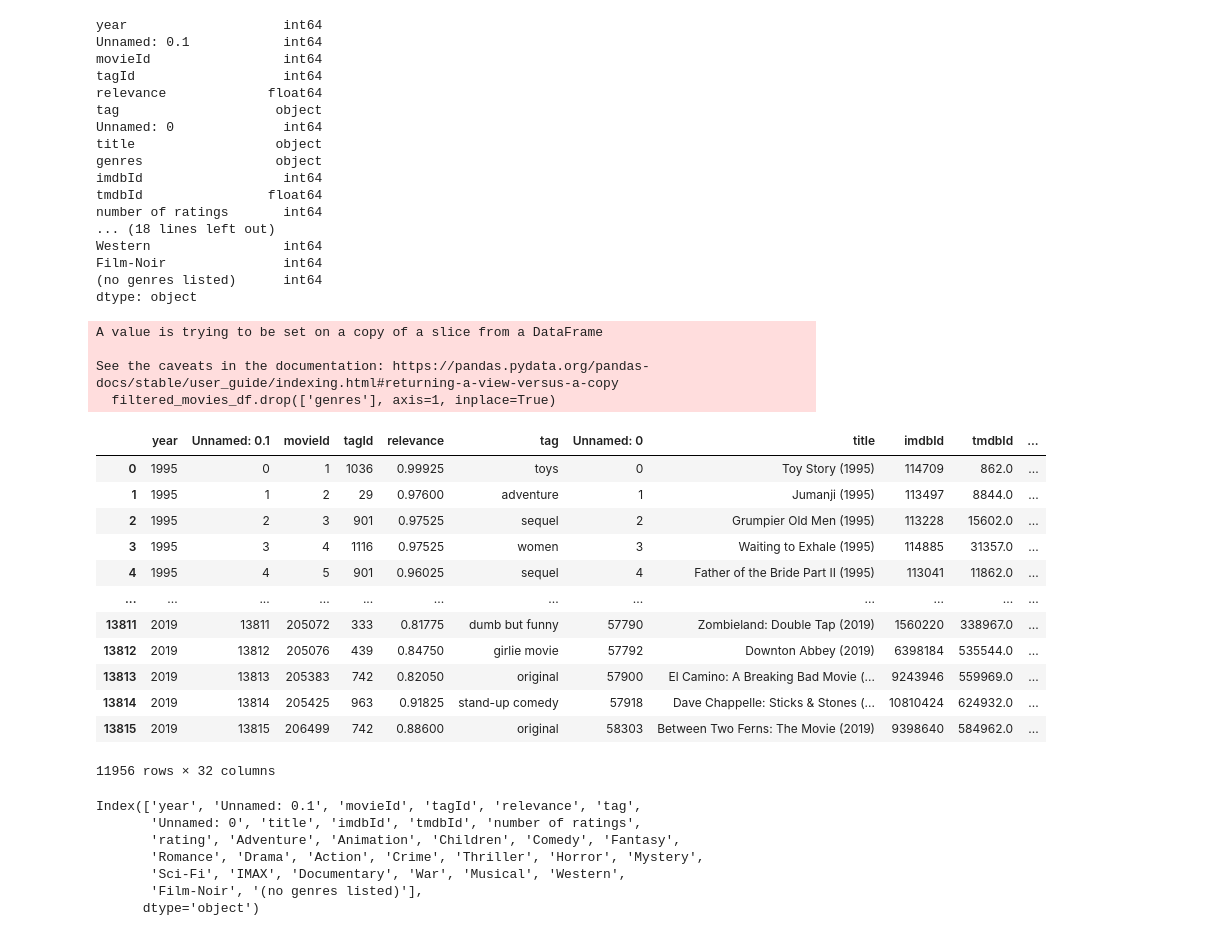
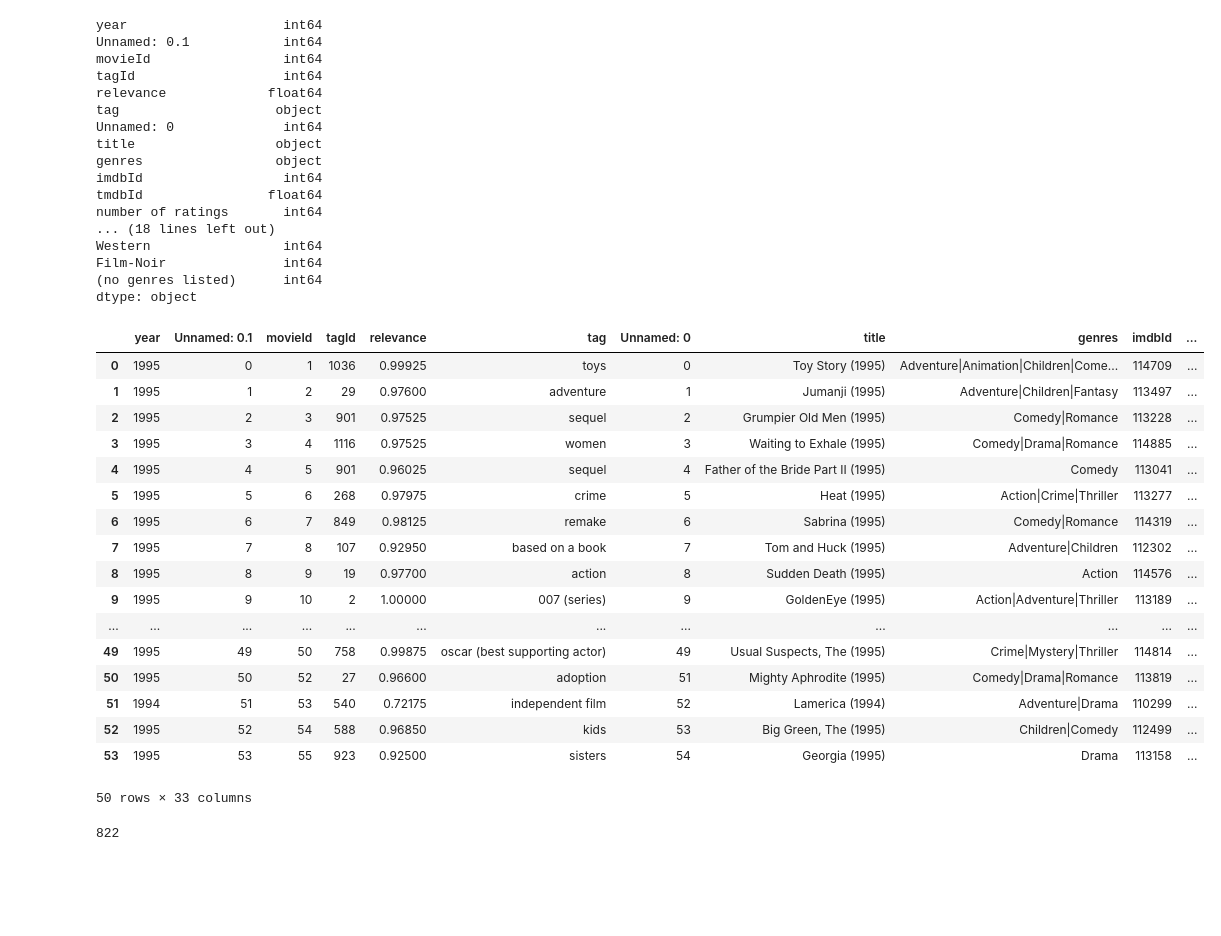
Before and after one commit to BartBachrach/Yellow_Project, a Jupyter notebook: ML_Prototype.ipynb, the cells around one changed output. Drawn from its saved outputs; the diff is of its cells as text; code cells hidden in the pictures; blank space fills up the shorter version.

```diff
--- a/ML_Prototype.ipynb
+++ b/ML_Prototype.ipynb
@@ -380,34 +381,29 @@ Film-Noir               int64
 dtype: object
 # %%
 filtered_movies_df = yellow_team_years_df.loc[yellow_team_years_df['year'] >= 1930]
-filtered_movies_df.drop(['genres'], axis=1, inplace=True)
-filtered_movies_df
+filtered_movies_df.head(50)
 # %% [output]
+|  | year | Unnamed: 0.1 | movieId | tagId | relevance | tag | Unnamed: 0 | title | genres | imdbId | ... |
+| 0 | 1995 | 0 | 1 | 1036 | 0.99925 | toys | 0 | Toy Story (1995) | Adventure|Animation|Children|Come... | 114709 | ... |
+| 1 | 1995 | 1 | 2 | 29 | 0.97600 | adventure | 1 | Jumanji (1995) | Adventure|Children|Fantasy | 113497 | ... |
+| 2 | 1995 | 2 | 3 | 901 | 0.97525 | sequel | 2 | Grumpier Old Men (1995) | Comedy|Romance | 113228 | ... |
+| 3 | 1995 | 3 | 4 | 1116 | 0.97525 | women | 3 | Waiting to Exhale (1995) | Comedy|Drama|Romance | 114885 | ... |
+| 4 | 1995 | 4 | 5 | 901 | 0.96025 | sequel | 4 | Father of the Bride Part II (1995) | Comedy | 113041 | ... |
+| 5 | 1995 | 5 | 6 | 268 | 0.97975 | crime | 5 | Heat (1995) | Action|Crime|Thriller | 113277 | ... |
+| 6 | 1995 | 6 | 7 | 849 | 0.98125 | remake | 6 | Sabrina (1995) | Comedy|Romance | 114319 | ... |
+| 7 | 1995 | 7 | 8 | 107 | 0.92950 | based on a book | 7 | Tom and Huck (1995) | Adventure|Children | 112302 | ... |
+| 8 | 1995 | 8 | 9 | 19 | 0.97700 | action | 8 | Sudden Death (1995) | Action | 114576 | ... |
+| 9 | 1995 | 9 | 10 | 2 | 1.00000 | 007 (series) | 9 | GoldenEye (1995) | Action|Adventure|Thriller | 113189 | ... |
+| ... | ... | ... | ... | ... | ... | ... | ... | ... | ... | ... | ... |
+| 49 | 1995 | 49 | 50 | 758 | 0.99875 | oscar (best supporting actor) | 49 | Usual Suspects, The (1995) | Crime|Mystery|Thriller | 114814 | ... |
+| 50 | 1995 | 50 | 52 | 27 | 0.96600 | adoption | 51 | Mighty Aphrodite (1995) | Comedy|Drama|Romance | 113819 | ... |
+| 51 | 1994 | 51 | 53 | 540 | 0.72175 | independent film | 52 | Lamerica (1994) | Adventure|Drama | 110299 | ... |
+| 52 | 1995 | 52 | 54 | 588 | 0.96850 | kids | 53 | Big Green, The (1995) | Children|Comedy | 112499 | ... |
+| 53 | 1995 | 53 | 55 | 923 | 0.92500 | sisters | 54 | Georgia (1995) | Drama | 113158 | ... |
-A value is trying to be set on a copy of a slice from a DataFrame
-
-See the caveats in the documentation: https://pandas.pydata.org/pandas-docs/stable/user_guide/indexing.html#returning-a-view-versus-a-copy
-  filtered_movies_df.drop(['genres'], axis=1, inplace=True)
+50 rows × 33 columns
-|  | year | Unnamed: 0.1 | movieId | tagId | relevance | tag | Unnamed: 0 | title | imdbId | tmdbId | ... |
-| 0 | 1995 | 0 | 1 | 1036 | 0.99925 | toys | 0 | Toy Story (1995) | 114709 | 862.0 | ... |
-| 1 | 1995 | 1 | 2 | 29 | 0.97600 | adventure | 1 | Jumanji (1995) | 113497 | 8844.0 | ... |
-| 2 | 1995 | 2 | 3 | 901 | 0.97525 | sequel | 2 | Grumpier Old Men (1995) | 113228 | 15602.0 | ... |
-| 3 | 1995 | 3 | 4 | 1116 | 0.97525 | women | 3 | Waiting to Exhale (1995) | 114885 | 31357.0 | ... |
-| 4 | 1995 | 4 | 5 | 901 | 0.96025 | sequel | 4 | Father of the Bride Part II (1995) | 113041 | 11862.0 | ... |
-| ... | ... | ... | ... | ... | ... | ... | ... | ... | ... | ... | ... |
-| 13811 | 2019 | 13811 | 205072 | 333 | 0.81775 | dumb but funny | 57790 | Zombieland: Double Tap (2019) | 1560220 | 338967.0 | ... |
-| 13812 | 2019 | 13812 | 205076 | 439 | 0.84750 | girlie movie | 57792 | Downton Abbey (2019) | 6398184 | 535544.0 | ... |
-| 13813 | 2019 | 13813 | 205383 | 742 | 0.82050 | original | 57900 | El Camino: A Breaking Bad Movie (... | 9243946 | 559969.0 | ... |
-| 13814 | 2019 | 13814 | 205425 | 963 | 0.91825 | stand-up comedy | 57918 | Dave Chappelle: Sticks & Stones (... | 10810424 | 624932.0 | ... |
-| 13815 | 2019 | 13815 | 206499 | 742 | 0.88600 | original | 58303 | Between Two Ferns: The Movie (2019) | 9398640 | 584962.0 | ... |
-11956 rows × 32 columns
-# %%
-filtered_movies_df.columns
-# %% [output]
-Index(['year', 'Unnamed: 0.1', 'movieId', 'tagId', 'relevance', 'tag',
-       'Unnamed: 0', 'title', 'imdbId', 'tmdbId', 'number of ratings',
-       'rating', 'Adventure', 'Animation', 'Children', 'Comedy', 'Fantasy',
-       'Romance', 'Drama', 'Action', 'Crime', 'Thriller', 'Horror', 'Mystery',
-       'Sci-Fi', 'IMAX', 'Documentary', 'War', 'Musical', 'Western',
-       'Film-Noir', '(no genres listed)'],
-      dtype='object')
+# %%
+tags = filtered_movies_df['tag']
+len(tags.unique())
+# %% [output]
+822
 # %%
```
Also changed, not shown: parts of 9 cells of this notebook.
